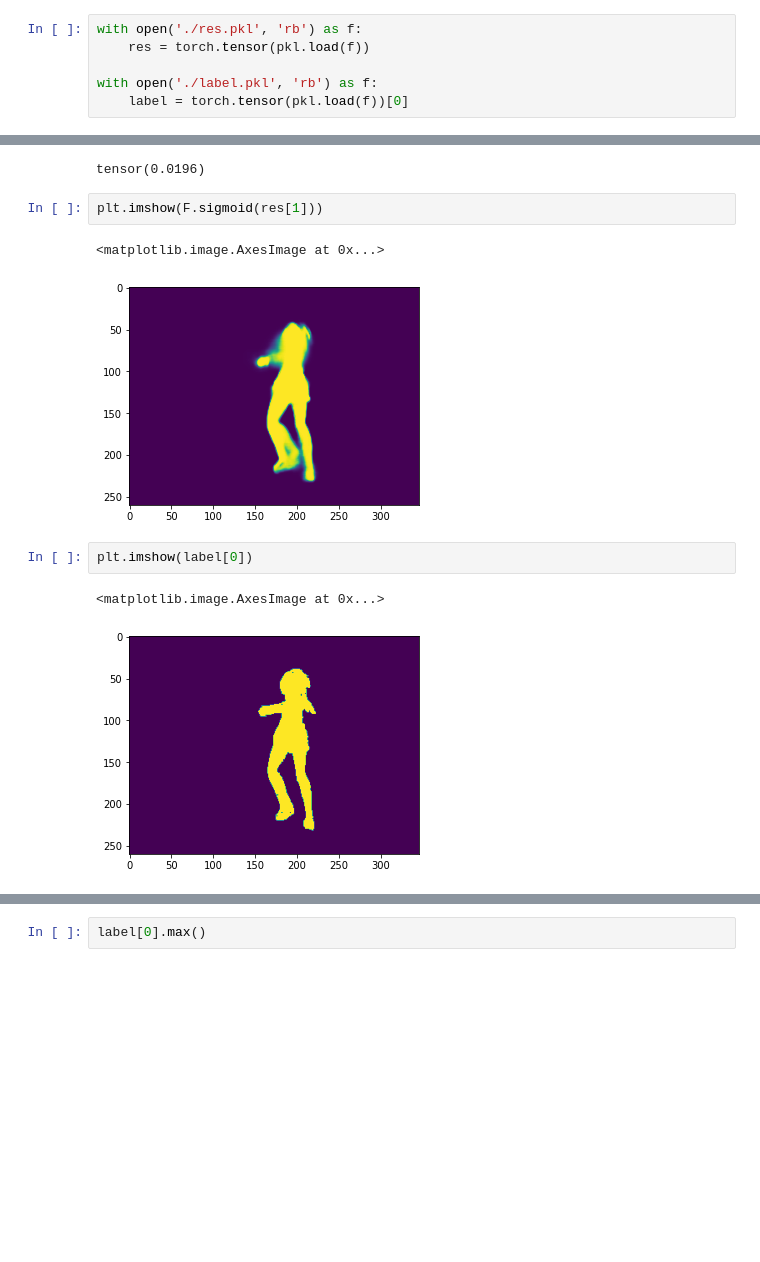
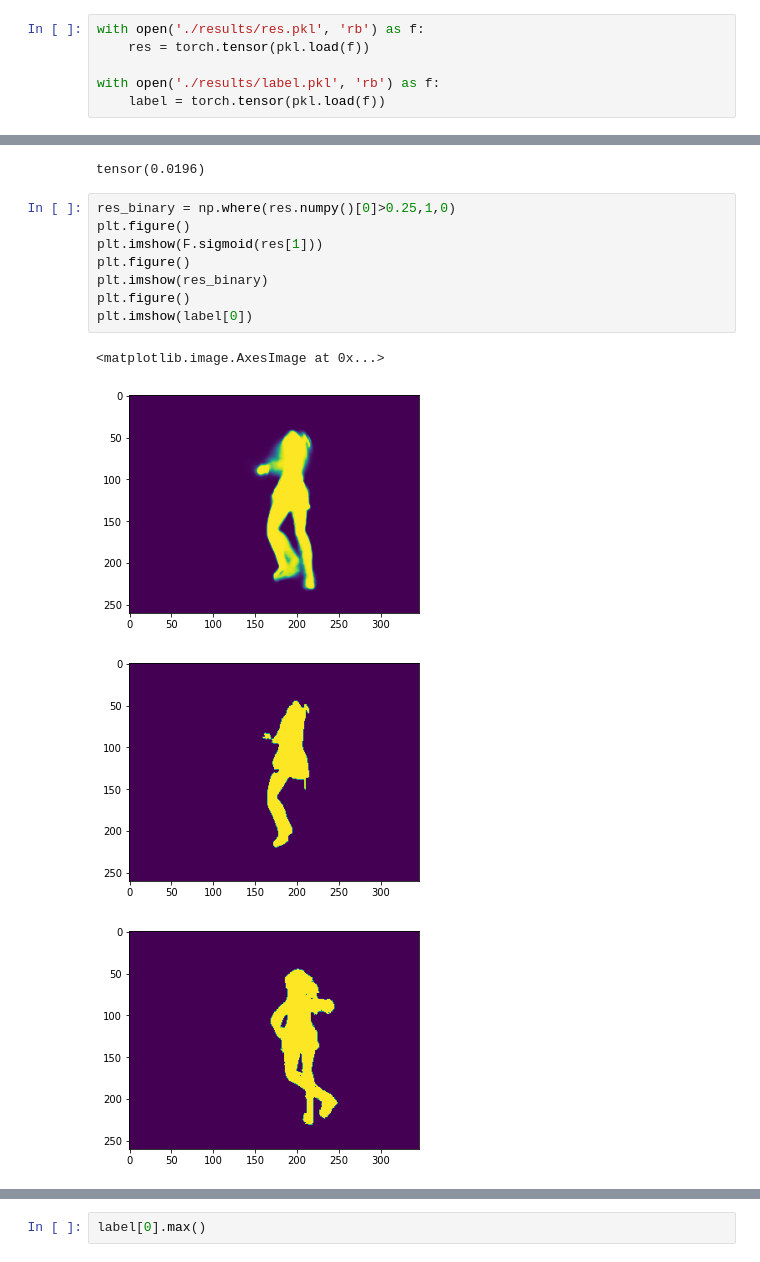
Before and after one commit to EEEEEEYu/U2NetTORE, a Jupyter notebook: notebooks/scratch.ipynb, the cells around one changed output, grey strips where cells are left out. Drawn from its saved outputs; the diff is of its cells as text; blank space fills up the shorter version.

```diff
--- a/notebooks/scratch.ipynb
+++ b/notebooks/scratch.ipynb
@@ -36,9 +36,9 @@ print(str(x))
 # %% [output]
 9.0
 # %%
-with open('./res.pkl', 'rb') as f:
+with open('./results/res.pkl', 'rb') as f:
     res = torch.tensor(pkl.load(f))
 
-with open('./label.pkl', 'rb') as f:
-    label = torch.tensor(pkl.load(f))[0]
+with open('./results/label.pkl', 'rb') as f:
+    label = torch.tensor(pkl.load(f))
 # %%
@@ -49,13 +53,16 @@ tensor(0.0768)
 F.sigmoid(res[1]).min()
 # %% [output]
 tensor(0.0196)
-# %%
-plt.imshow(F.sigmoid(res[1]))
-# %% [output]
-<matplotlib.image.AxesImage at 0x...>
-[figure, removed]
-# %%
-plt.imshow(label[0])
-# %% [output]
-<matplotlib.image.AxesImage at 0x...>
-[figure, removed]
+# %%
+res_binary = np.where(res.numpy()[0]>0.25,1,0)
+plt.figure()
+plt.imshow(F.sigmoid(res[1]))
+plt.figure()
+plt.imshow(res_binary)
+plt.figure()
+plt.imshow(label[0])
+# %% [output]
+<matplotlib.image.AxesImage at 0x...>
+[figure, added]
+[figure, added]
+[figure, added]
```
Also changed, not shown: parts of 4 cells of this notebook, 5 other files.
